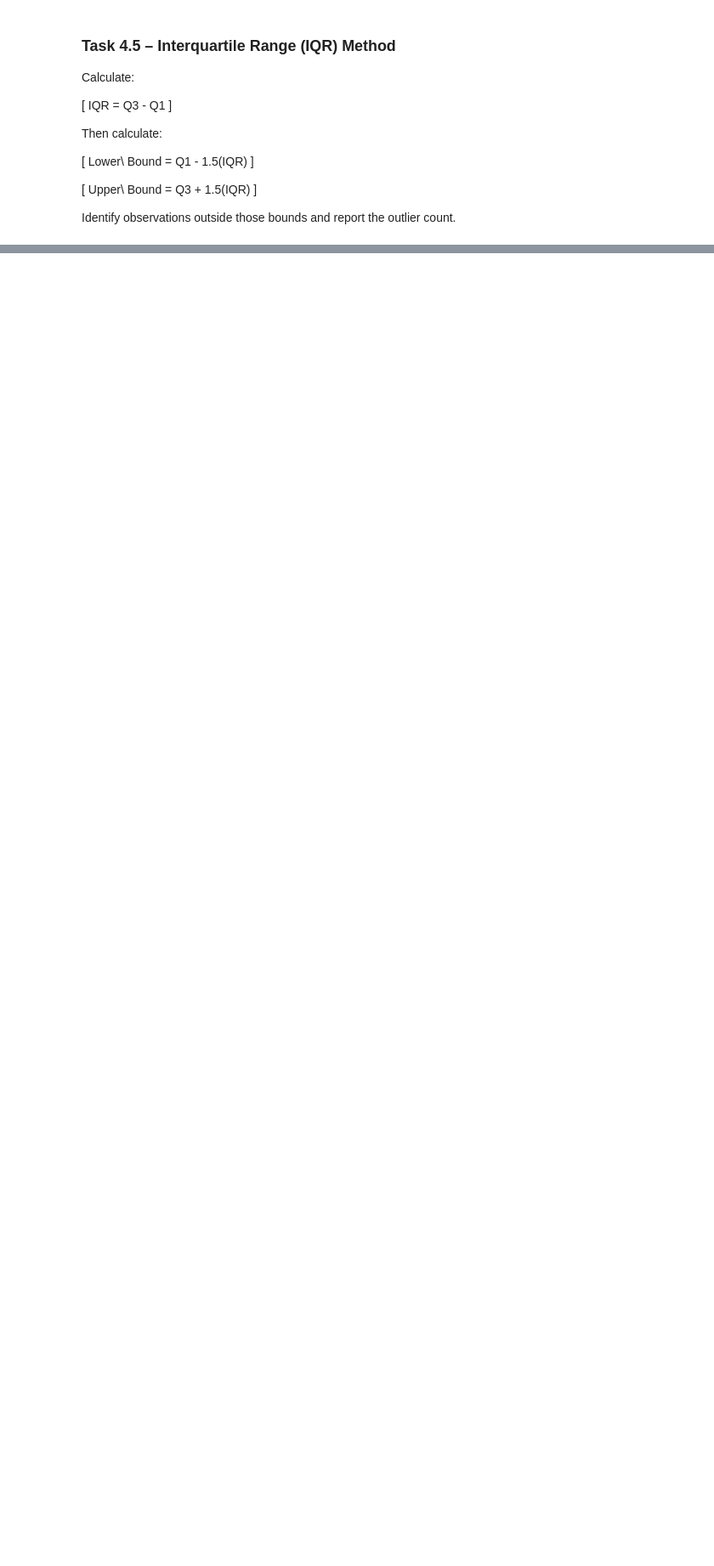
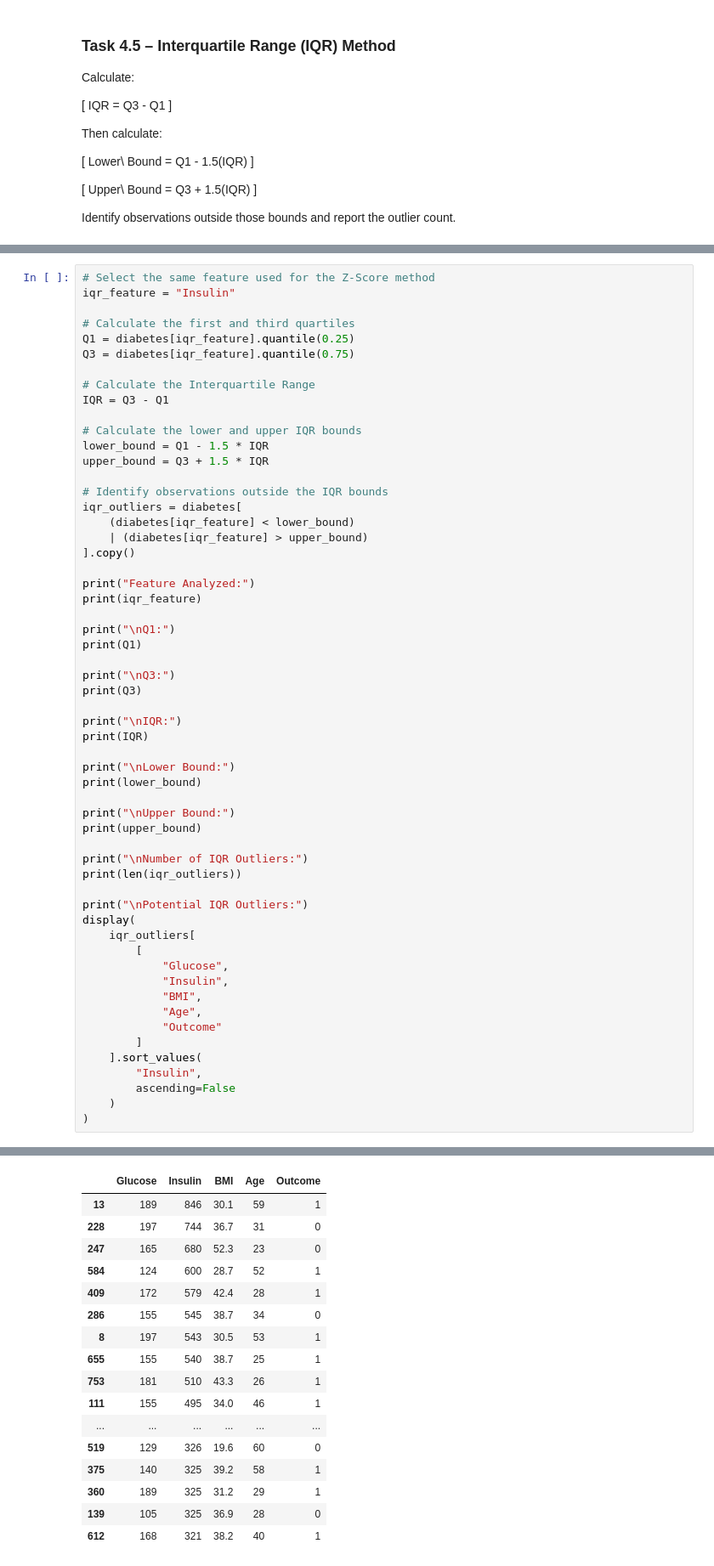
Before and after one commit to UbaidUllah777/Lab-2---Tidying-Cleaning-Imputation-and-Outlier-Detection, a Jupyter notebook: week5Lab.ipynb, the cells around one changed output, grey strips where cells are left out. Shown at 85% size. Drawn from its saved outputs; the diff is of its cells as text; blank space fills up the shorter version.

```diff
--- a/week5Lab.ipynb
+++ b/week5Lab.ipynb
@@ -2241,0 +2333,58 @@ Identify observations outside those bounds and report the outlier count.
+# %%
+# Select the same feature used for the Z-Score method
+iqr_feature = "Insulin"
+
+# Calculate the first and third quartiles
+Q1 = diabetes[iqr_feature].quantile(0.25)
+Q3 = diabetes[iqr_feature].quantile(0.75)
+
+# Calculate the Interquartile Range
+IQR = Q3 - Q1
+
+# Calculate the lower and upper IQR bounds
+lower_bound = Q1 - 1.5 * IQR
+upper_bound = Q3 + 1.5 * IQR
+
+# Identify observations outside the IQR bounds
+iqr_outliers = diabetes[
+    (diabetes[iqr_feature] < lower_bound)
+    | (diabetes[iqr_feature] > upper_bound)
+].copy()
+
+print("Feature Analyzed:")
+print(iqr_feature)
+
+print("\nQ1:")
+print(Q1)
+
+print("\nQ3:")
+print(Q3)
+
+print("\nIQR:")
+print(IQR)
+
+print("\nLower Bound:")
+print(lower_bound)
+
+print("\nUpper Bound:")
+print(upper_bound)
+
+print("\nNumber of IQR Outliers:")
+print(len(iqr_outliers))
+
+print("\nPotential IQR Outliers:")
+display(
+    iqr_outliers[
+        [
+            "Glucose",
+            "Insulin",
+            "BMI",
+            "Age",
+            "Outcome"
+        ]
+    ].sort_values(
+        "Insulin",
+        ascending=False
+    )
+)
+# %% [output]
@@ -2241,0 +2408,17 @@ Identify observations outside those bounds and report the outlier count.
+|  | Glucose | Insulin | BMI | Age | Outcome |
+| 13 | 189 | 846 | 30.1 | 59 | 1 |
+| 228 | 197 | 744 | 36.7 | 31 | 0 |
+| 247 | 165 | 680 | 52.3 | 23 | 0 |
+| 584 | 124 | 600 | 28.7 | 52 | 1 |
+| 409 | 172 | 579 | 42.4 | 28 | 1 |
+| 286 | 155 | 545 | 38.7 | 34 | 0 |
+| 8 | 197 | 543 | 30.5 | 53 | 1 |
+| 655 | 155 | 540 | 38.7 | 25 | 1 |
+| 753 | 181 | 510 | 43.3 | 26 | 1 |
+| 111 | 155 | 495 | 34.0 | 46 | 1 |
+| ... | ... | ... | ... | ... | ... |
+| 519 | 129 | 326 | 19.6 | 60 | 0 |
+| 375 | 140 | 325 | 39.2 | 58 | 1 |
+| 360 | 189 | 325 | 31.2 | 29 | 1 |
+| 139 | 105 | 325 | 36.9 | 28 | 0 |
+| 612 | 168 | 321 | 38.2 | 40 | 1 |
```
Also changed, not shown: parts of 15 cells of this notebook.
